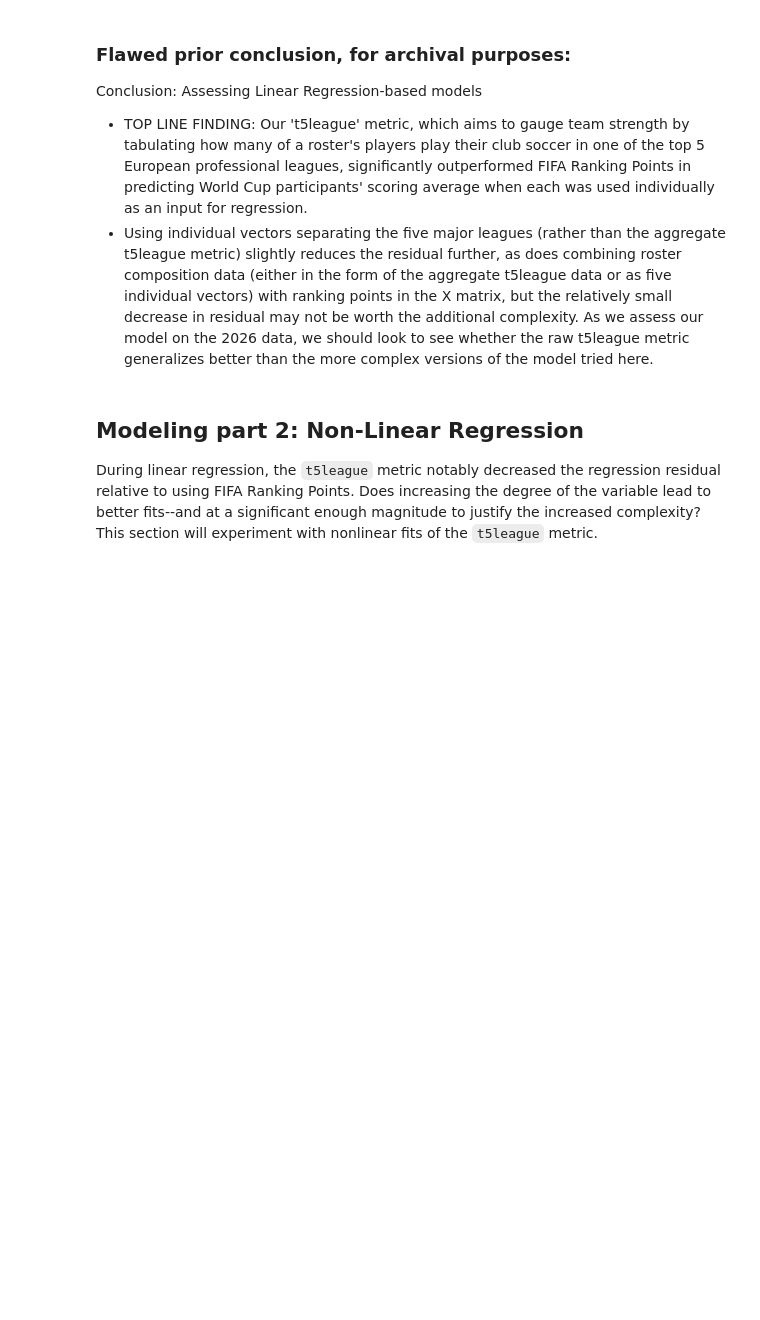
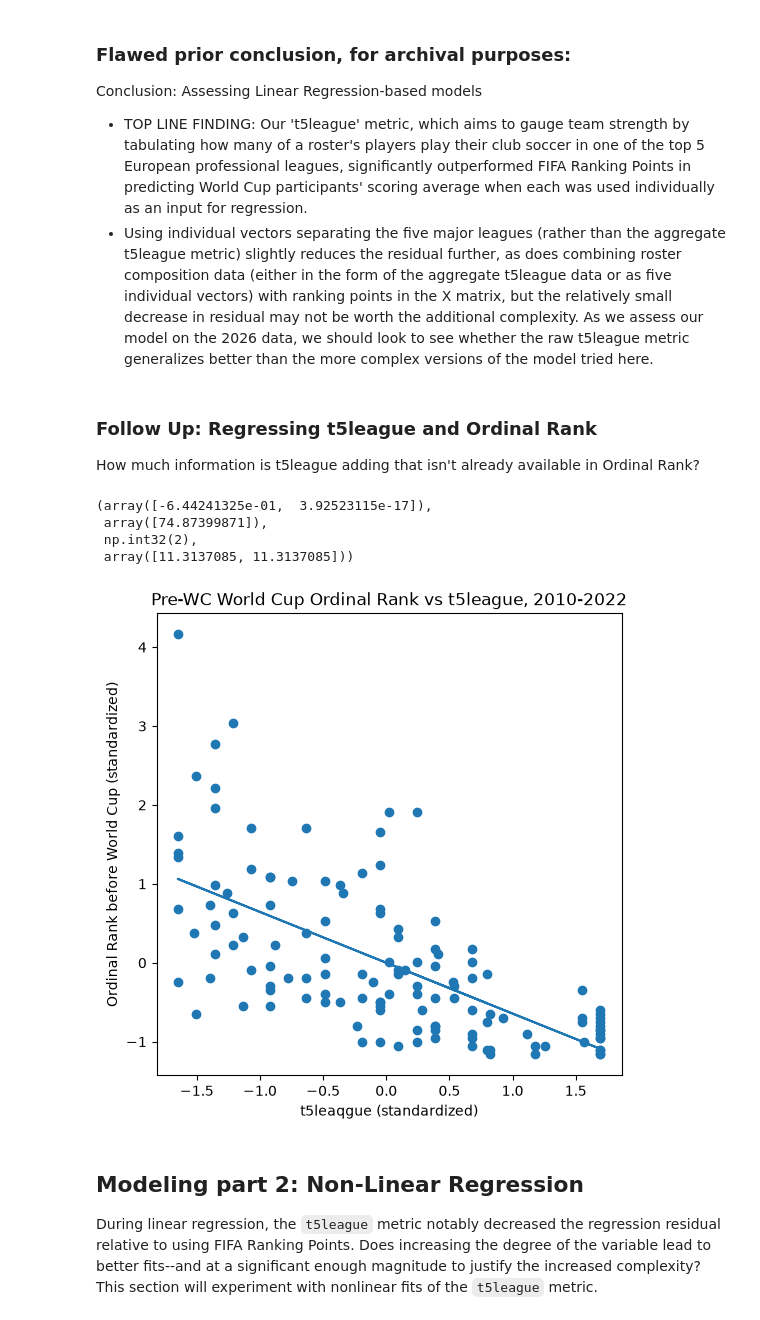
Before and after one commit to lcbogie/780_Group_Project_2026, a Jupyter notebook: FIFA_Ranking_and_T5League_Modeling/ranking_points_and_t5league_modeling.ipynb, the cells around one changed output. Cells and saved outputs as stored; diff of their text form; code cells hidden in the pictures; blank space fills up the shorter version.

Commit message:
Regressed t5league vs Ordinal Rank

```diff
--- a/FIFA_Ranking_and_T5League_Modeling/ranking_points_and_t5league_modeling.ipynb
+++ b/FIFA_Ranking_and_T5League_Modeling/ranking_points_and_t5league_modeling.ipynb
@@ -739,6 +739,29 @@ In the end, this analysis offers modest evidence in favor of an approach that co
 Conclusion: Assessing Linear Regression-based models
 - TOP LINE FINDING: Our 't5league' metric, which aims to gauge team strength by tabulating how many of a roster's players play their club soccer in one of the top 5 European professional leagues, significantly outperformed FIFA Ranking Points in predicting World Cup participants' scoring average when each was used individually as an input for regression.
 - Using individual vectors separating the five major leagues (rather than the aggregate t5league metric) slightly reduces the residual further, as does combining roster composition data (either in the form of the aggregate t5league data or as five individual vectors) with ranking points in the X matrix, but the relatively small decrease in residual may not be worth the additional complexity. As we assess our model on the 2026 data, we should look to see whether the raw t5league metric generalizes better than the more complex versions of the model tried here.
+# %% [markdown]
+### Follow Up: Regressing t5league and Ordinal Rank
+
+How much information is t5league adding that isn't already available in Ordinal Rank?
+# %%
+crosscheck_coefs = np.linalg.lstsq(X_t5league_only, OR)
+crosscheck_coefs
+# %% [output]
+(array([-6.44241325e-01,  3.92523115e-17]),
+ array([74.87399871]),
+ np.int32(2),
+ array([11.3137085, 11.3137085]))
+# %%
+slope, intercept = crosscheck_coefs[0]
+fig, ax = plt.subplots(figsize=(6,6))
+ax.scatter(t5league, OR)
+ax.set_xlabel('t5leaqgue (standardized)')
+ax.set_ylabel('Ordinal Rank before World Cup (standardized)')
+ax.set_title('Pre-WC World Cup Ordinal Rank vs t5league, 2010-2022')
+ax.plot(t5league, slope*t5league + intercept)
+plt.show()
+# %% [output]
+[figure, added]
 # %% [markdown]
 ## Modeling part 2: Non-Linear Regression
 
```
